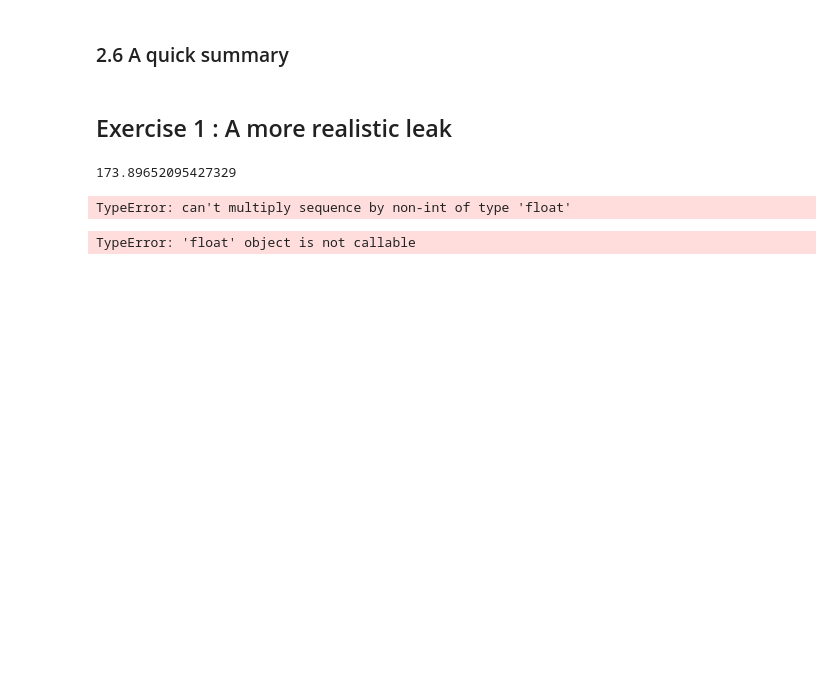
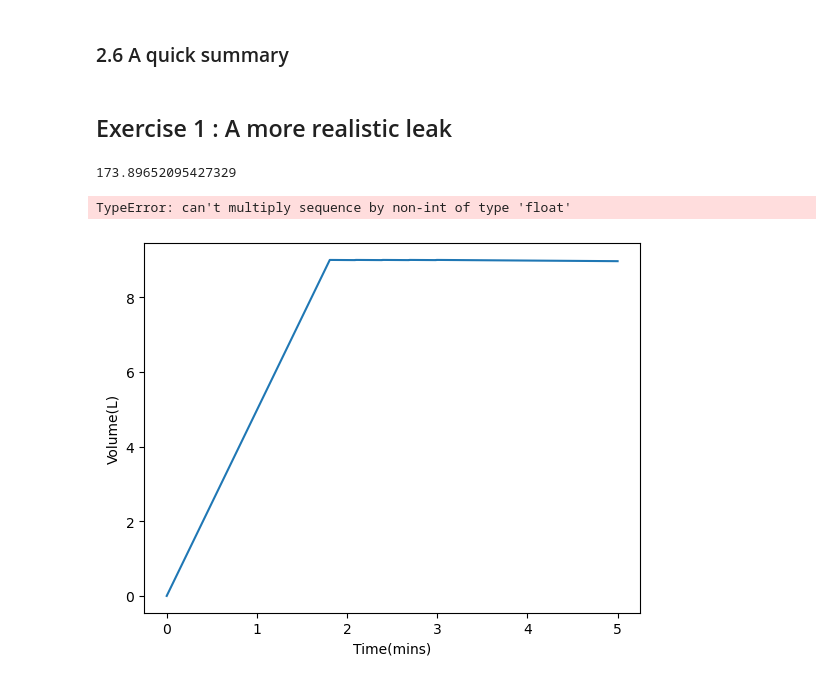
Before and after one commit to SPS-SP2273/learning-portfolio-tammilau, a Jupyter notebook: numerical solutions/numerical_solutions_(need).ipynb, the cells around one changed output. Drawn from its saved outputs; the diff is of its cells as text; code cells hidden in the pictures; blank space fills up the shorter version.

```diff
--- a/numerical solutions/numerical_solutions_(need).ipynb
+++ b/numerical solutions/numerical_solutions_(need).ipynb
@@ -257,6 +257,15 @@ all_time = []
 volume = 0
 time = 0
 
+def leak_rate(volume):
+    area = 0.07
+    h = volume / area
+    if h <= 0:
+        return 'Cannot'
+    else:
+        rate = math.sqrt(2 * 9.8 * h) * 0.0001
+        conversion = rate * 1000 * 60
+        return conversion
 
 while time <= max_time:
     all_time.append(time)
@@ -277,32 +286,46 @@ plt.xlabel('Time(mins)')
 plt.hlines(bucket_capacity, 0, max_time, colors='grey', ls='dashed')
 # %% [output]
 TypeError: can't multiply sequence by non-int of type 'float'
+# %%
+def leak_rate(volume):
+    h = volume / 0.07
+    leakrate = math.sqrt(2 * 9.8 * h) * 0.0001
+    if leakrate >= 0:
+       # conversion = rate * 1000 * 60
+       # return conversion
+        return leakrate
+    else:
+        return 'no'
 # %%
+import math
+import matplotlib.pyplot as plt
+
 tap_off_time = 3
 max_time = 5
-dt = .001
+dt =.001
 rate = 5
-leak_rate = 1.5
 bucket_capacity = 9
 all_volume = []
+all_time = []
 volume = 0
+time = 0
 
-all_time = np.arange(start=0, stop=max_time, step=dt)
-
-for time in all_time:
+while time <= max_time:
+    all_time.append(time)
     all_volume.append(volume)
     dV = rate * dt
 
-    leak = rate_leak(volume)
-    leak_volume = leak *dt
+    leak_volume = leak_rate(100) * dt
     volume -= leak_volume
 
     if (volume <= bucket_capacity) and (time < tap_off_time):
         volume += dV
 
+    time += dt
+
 plt.plot(all_time, all_volume)
 plt.ylabel('Volume(L)')
 plt.xlabel('Time(mins)')
-plt.hlines(bucket_capacity, 0, max_time, colors='grey', ls='dashed')
+plt.show()
 # %% [output]
-TypeError: 'float' object is not callable
+[figure, added]
```
Also changed, not shown: parts of 1 cell of this notebook, 5 other files.
